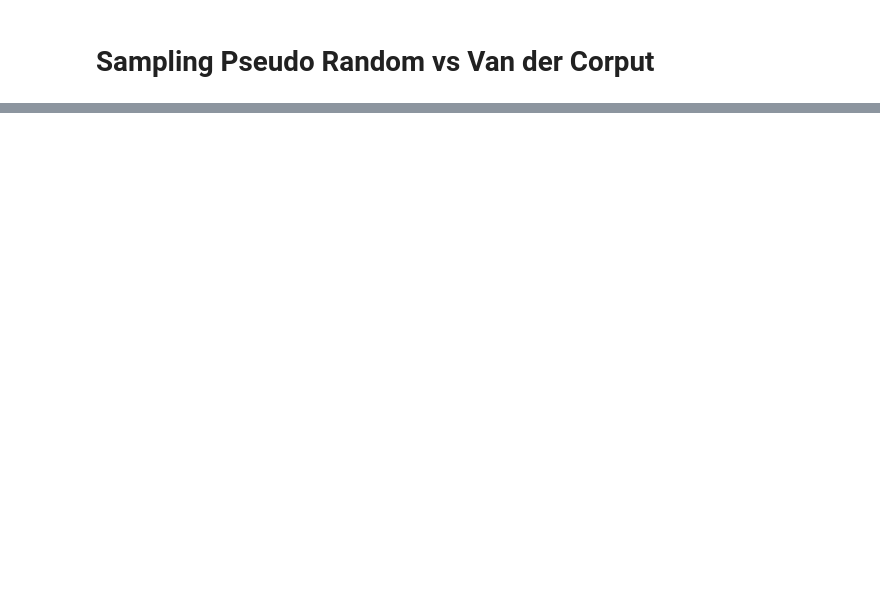
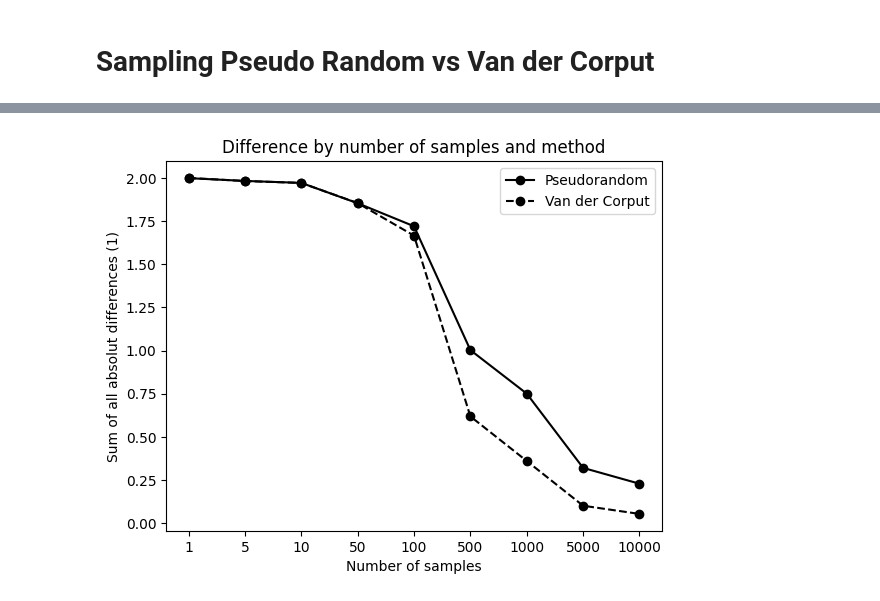
Before and after one commit to marvkosmai/mprj-optimal-placement-and-route, a Jupyter notebook: DataVisualization/data_visualization.ipynb, the cells around one changed output, grey strips where cells are left out. Saved outputs shown, nothing was run; the diff lists cells and outputs as text; code cells hidden in the pictures; blank space fills up the shorter version.

```diff
--- a/DataVisualization/data_visualization.ipynb
+++ b/DataVisualization/data_visualization.ipynb
@@ -38,0 +39,25 @@ plt.show()
+# %%
+f = open('data/sampling.json')
+data = json.load(f)
+f.close()
+
+labels = data['samplesStr']
+pseudo_random = data['pseudoRandom']
+van_der_corput = data['vanDerCorput']
+
+fig = plt.figure()
+
+ax = fig.add_subplot()
+ax.plot(labels, pseudo_random, 'ko-', label="Pseudorandom")
+ax.plot(labels, van_der_corput, 'ko--' , label="Van der Corput")
+
+ax.set_ylabel('Sum of all absolut differences (1)')
+ax.set_xlabel('Number of samples')
+ax.set_title('Difference by number of samples and method')
+ax.xaxis.set_ticks(labels)
+ax.xaxis.set_ticklabels(labels)
+ax.legend()
+
+plt.show()
+# %% [output]
+[figure, added]
```
Also changed, not shown: parts of 1 cell of this notebook, 1 other file.
